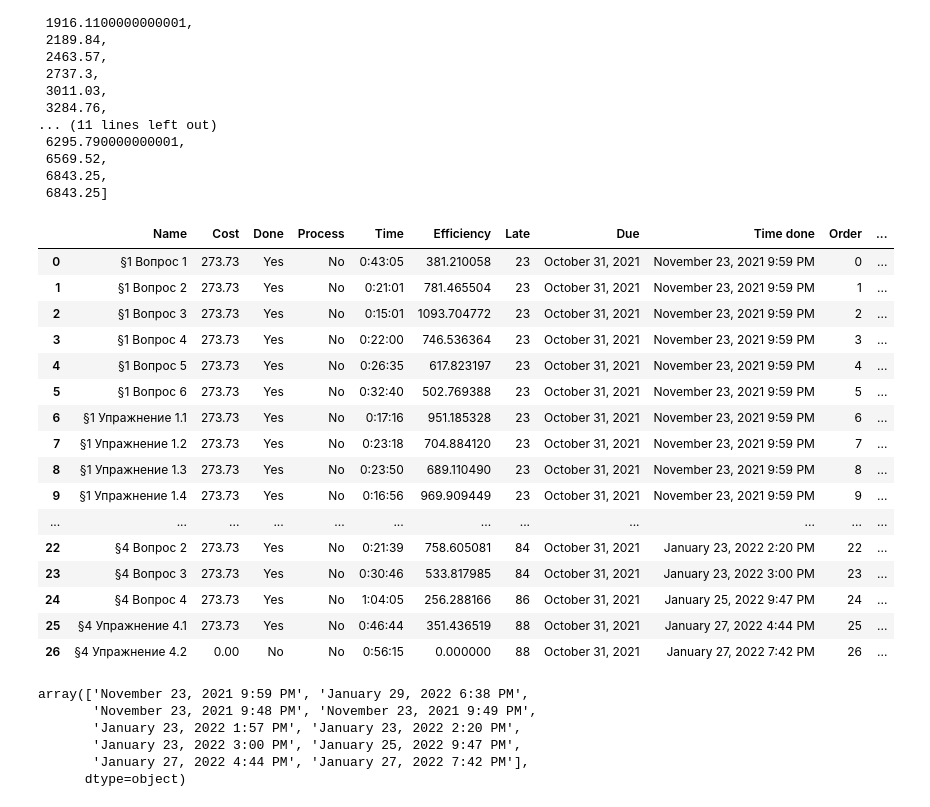
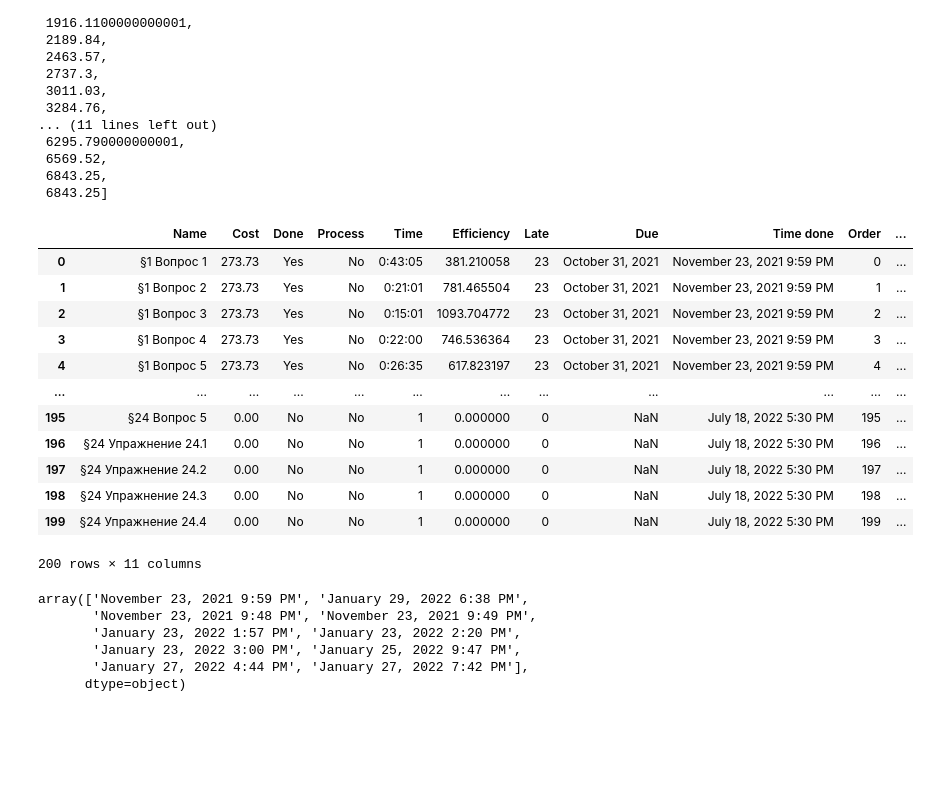
Before and after one commit to 3530385/notion, a Jupyter notebook: plot.ipynb, the cells around one changed output. Cells and saved outputs as stored; diff of their text form; code cells hidden in the pictures; blank space fills up the shorter version.

```diff
--- a/plot.ipynb
+++ b/plot.ipynb
@@ -138,25 +145,21 @@ dfn.loc[dfn['Time done']==day,'Cost'].sum()
  6843.25,
  6843.25]
 # %%
-dfn.sort_values()
+pd.read_csv('tn.csv')
 # %% [output]
 |  | Name | Cost | Done | Process | Time | Efficiency | Late | Due | Time done | Order | ... |
 | 0 | §1 Вопрос 1 | 273.73 | Yes | No | 0:43:05 | 381.210058 | 23 | October 31, 2021 | November 23, 2021 9:59 PM | 0 | ... |
 | 1 | §1 Вопрос 2 | 273.73 | Yes | No | 0:21:01 | 781.465504 | 23 | October 31, 2021 | November 23, 2021 9:59 PM | 1 | ... |
 | 2 | §1 Вопрос 3 | 273.73 | Yes | No | 0:15:01 | 1093.704772 | 23 | October 31, 2021 | November 23, 2021 9:59 PM | 2 | ... |
 | 3 | §1 Вопрос 4 | 273.73 | Yes | No | 0:22:00 | 746.536364 | 23 | October 31, 2021 | November 23, 2021 9:59 PM | 3 | ... |
 | 4 | §1 Вопрос 5 | 273.73 | Yes | No | 0:26:35 | 617.823197 | 23 | October 31, 2021 | November 23, 2021 9:59 PM | 4 | ... |
-| 5 | §1 Вопрос 6 | 273.73 | Yes | No | 0:32:40 | 502.769388 | 23 | October 31, 2021 | November 23, 2021 9:59 PM | 5 | ... |
-| 6 | §1 Упражнение 1.1 | 273.73 | Yes | No | 0:17:16 | 951.185328 | 23 | October 31, 2021 | November 23, 2021 9:59 PM | 6 | ... |
-| 7 | §1 Упражнение 1.2 | 273.73 | Yes | No | 0:23:18 | 704.884120 | 23 | October 31, 2021 | November 23, 2021 9:59 PM | 7 | ... |
-| 8 | §1 Упражнение 1.3 | 273.73 | Yes | No | 0:23:50 | 689.110490 | 23 | October 31, 2021 | November 23, 2021 9:59 PM | 8 | ... |
-| 9 | §1 Упражнение 1.4 | 273.73 | Yes | No | 0:16:56 | 969.909449 | 23 | October 31, 2021 | November 23, 2021 9:59 PM | 9 | ... |
 | ... | ... | ... | ... | ... | ... | ... | ... | ... | ... | ... | ... |
-| 22 | §4 Вопрос 2 | 273.73 | Yes | No | 0:21:39 | 758.605081 | 84 | October 31, 2021 | January 23, 2022 2:20 PM | 22 | ... |
-| 23 | §4 Вопрос 3 | 273.73 | Yes | No | 0:30:46 | 533.817985 | 84 | October 31, 2021 | January 23, 2022 3:00 PM | 23 | ... |
-| 24 | §4 Вопрос 4 | 273.73 | Yes | No | 1:04:05 | 256.288166 | 86 | October 31, 2021 | January 25, 2022 9:47 PM | 24 | ... |
-| 25 | §4 Упражнение 4.1 | 273.73 | Yes | No | 0:46:44 | 351.436519 | 88 | October 31, 2021 | January 27, 2022 4:44 PM | 25 | ... |
-| 26 | §4 Упражнение 4.2 | 0.00 | No | No | 0:56:15 | 0.000000 | 88 | October 31, 2021 | January 27, 2022 7:42 PM | 26 | ... |
+| 195 | §24 Вопрос 5 | 0.00 | No | No | 1 | 0.000000 | 0 | NaN | July 18, 2022 5:30 PM | 195 | ... |
+| 196 | §24 Упражнение 24.1 | 0.00 | No | No | 1 | 0.000000 | 0 | NaN | July 18, 2022 5:30 PM | 196 | ... |
+| 197 | §24 Упражнение 24.2 | 0.00 | No | No | 1 | 0.000000 | 0 | NaN | July 18, 2022 5:30 PM | 197 | ... |
+| 198 | §24 Упражнение 24.3 | 0.00 | No | No | 1 | 0.000000 | 0 | NaN | July 18, 2022 5:30 PM | 198 | ... |
+| 199 | §24 Упражнение 24.4 | 0.00 | No | No | 1 | 0.000000 | 0 | NaN | July 18, 2022 5:30 PM | 199 | ... |
+200 rows × 11 columns
 # %%
 dfn['Time done'].unique()
 # %% [output]
```
Also changed, not shown: parts of 4 cells of this notebook, 2 other files.
